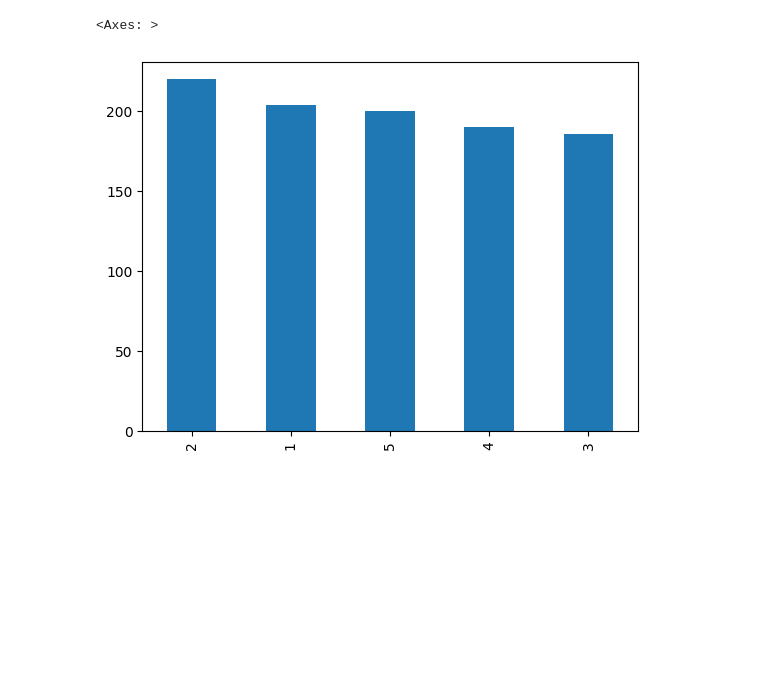
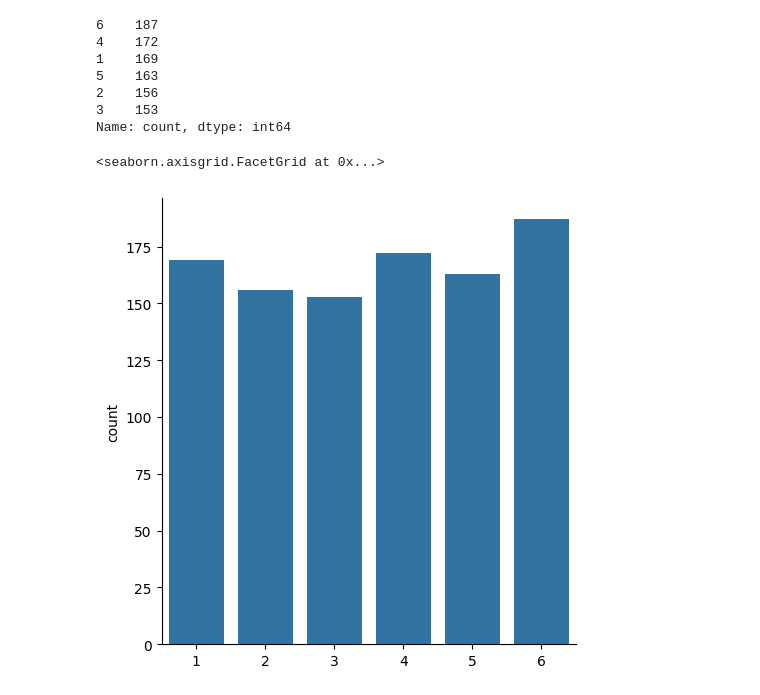
Before and after one commit to R-Jeevan-R/DS-AI, a Jupyter notebook: DS & ML - Prerequisites/Statistics For DS and ML/7. Probability and Distribution functions.ipynb, the cells around one changed output. Saved outputs shown, nothing was run; the diff lists cells and outputs as text; code cells hidden in the pictures; blank space fills up the shorter version.

```diff
--- a/DS & ML - Prerequisites/Statistics For DS and ML/7. Probability and Distribution functions.ipynb
+++ b/DS & ML - Prerequisites/Statistics For DS and ML/7. Probability and Distribution functions.ipynb
@@ -1,11 +1,21 @@
 # %%
 import pandas as pd , numpy as np, matplotlib.pyplot as plt, seaborn as sns
 # %%
-x = np.random.randint(1,6,size=(1000))
+x = np.random.randint(1,7,size=(1000))
 # %%
 s = pd.Series(x)
 # %%
-s.value_counts().plot(kind='bar')
+s.value_counts()
 # %% [output]
-<Axes: >
+6    187
+4    172
+1    169
+5    163
+2    156
+3    153
+Name: count, dtype: int64
-[figure, removed]
+# %%
+sns.catplot(data = s.value_counts(),kind='bar')
+# %% [output]
+<seaborn.axisgrid.FacetGrid at 0x...>
+[figure, added]
```
Also changed, not shown: parts of 7 cells of this notebook.
